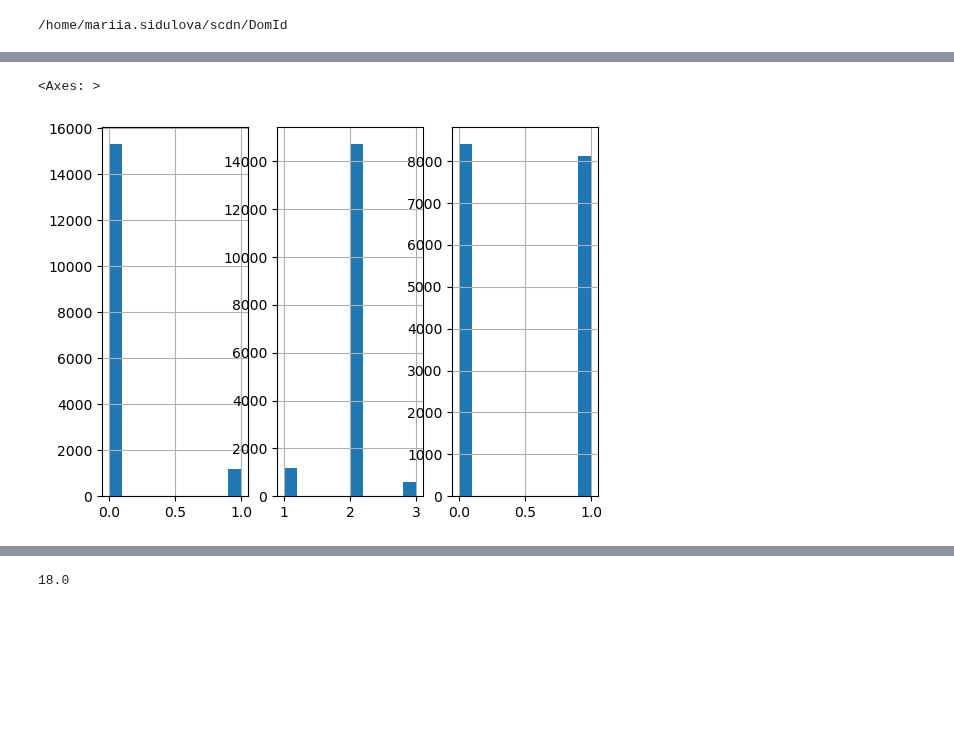
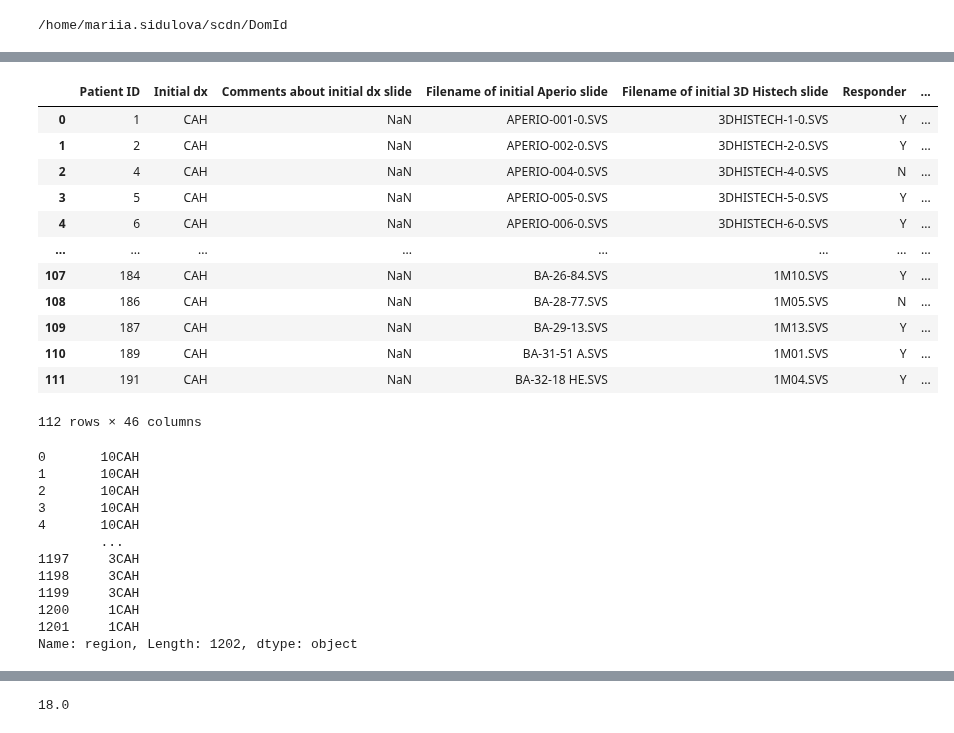
Before and after one commit to DIDSR/DomId, a Jupyter notebook: notebooks/WashU_dset.ipynb, the cells around one changed output, grey strips where cells are left out. Saved outputs shown, nothing was run; the diff lists cells and outputs as text; code cells hidden in the pictures; blank space fills up the shorter version.

```diff
--- a/notebooks/WashU_dset.ipynb
+++ b/notebooks/WashU_dset.ipynb
@@ -99,11 +83,0 @@ print(new_df)
-# %%
-plt.figure()
-plt.subplot(1, 3, 1)
-new_df['CAH'].hist()
-plt.subplot(1, 3, 2)
-new_df['ann'].hist()
-plt.subplot(1, 3, 3)
-new_df['resp'].hist()
-# %% [output]
-<Axes: >
-[figure, removed]
@@ -109,0 +86,16 @@ new_df['resp'].hist()
+# %%
+data
+# %% [output]
+|  | Patient ID | Initial dx | Comments about initial dx slide | Filename of initial Aperio slide | Filename of initial 3D Histech slide | Responder | ... |
+| 0 | 1 | CAH | NaN | APERIO-001-0.SVS | 3DHISTECH-1-0.SVS | Y | ... |
+| 1 | 2 | CAH | NaN | APERIO-002-0.SVS | 3DHISTECH-2-0.SVS | Y | ... |
+| 2 | 4 | CAH | NaN | APERIO-004-0.SVS | 3DHISTECH-4-0.SVS | N | ... |
+| 3 | 5 | CAH | NaN | APERIO-005-0.SVS | 3DHISTECH-5-0.SVS | Y | ... |
+| 4 | 6 | CAH | NaN | APERIO-006-0.SVS | 3DHISTECH-6-0.SVS | Y | ... |
+| ... | ... | ... | ... | ... | ... | ... | ... |
+| 107 | 184 | CAH | NaN | BA-26-84.SVS | 1M10.SVS | Y | ... |
+| 108 | 186 | CAH | NaN | BA-28-77.SVS | 1M05.SVS | N | ... |
+| 109 | 187 | CAH | NaN | BA-29-13.SVS | 1M13.SVS | Y | ... |
+| 110 | 189 | CAH | NaN | BA-31-51 A.SVS | 1M01.SVS | Y | ... |
+| 111 | 191 | CAH | NaN | BA-32-18 HE.SVS | 1M04.SVS | Y | ... |
+112 rows × 46 columns
@@ -109,0 +144,15 @@ new_df['resp'].hist()
+# %%
+new_df['region'][:1202]
+# %% [output]
+0       10CAH
+1       10CAH
+2       10CAH
+3       10CAH
+4       10CAH
+        ...
+1197     3CAH
+1198     3CAH
+1199     3CAH
+1200     1CAH
+1201     1CAH
+Name: region, Length: 1202, dtype: object
```
Also changed, not shown: parts of 9 cells of this notebook, 4 other files.
